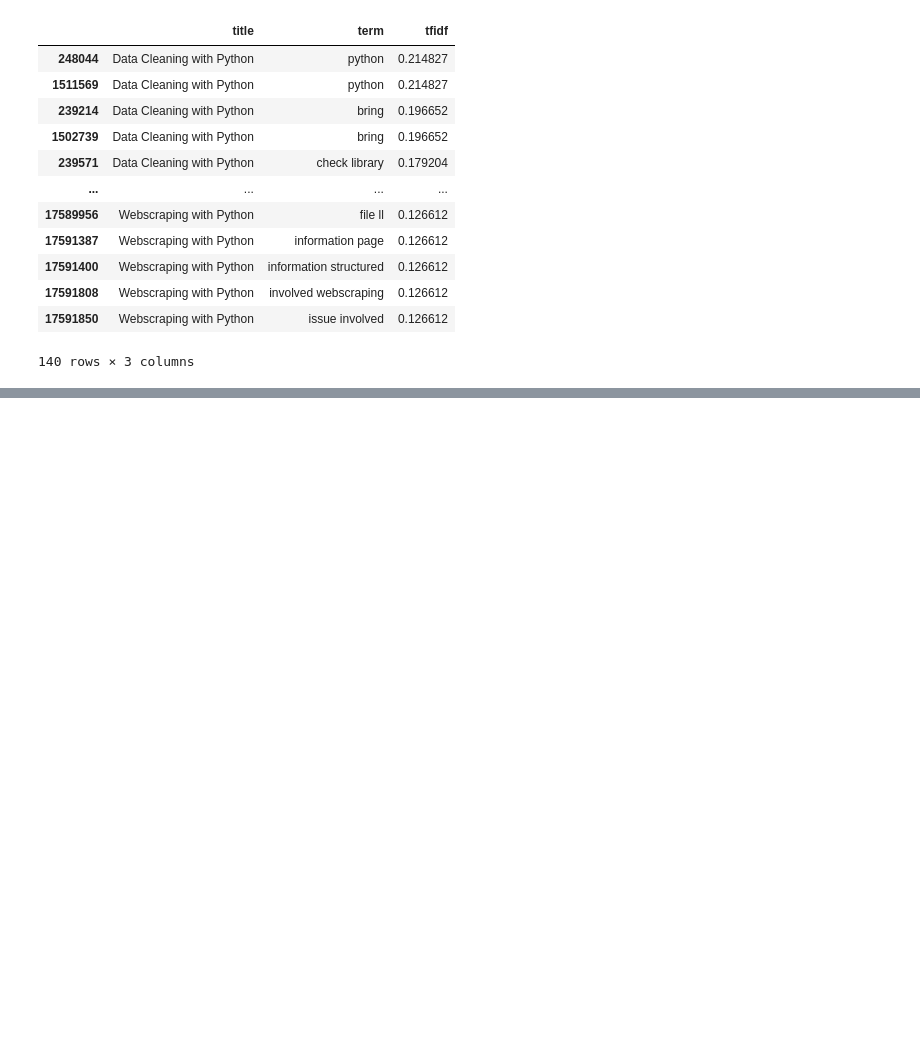
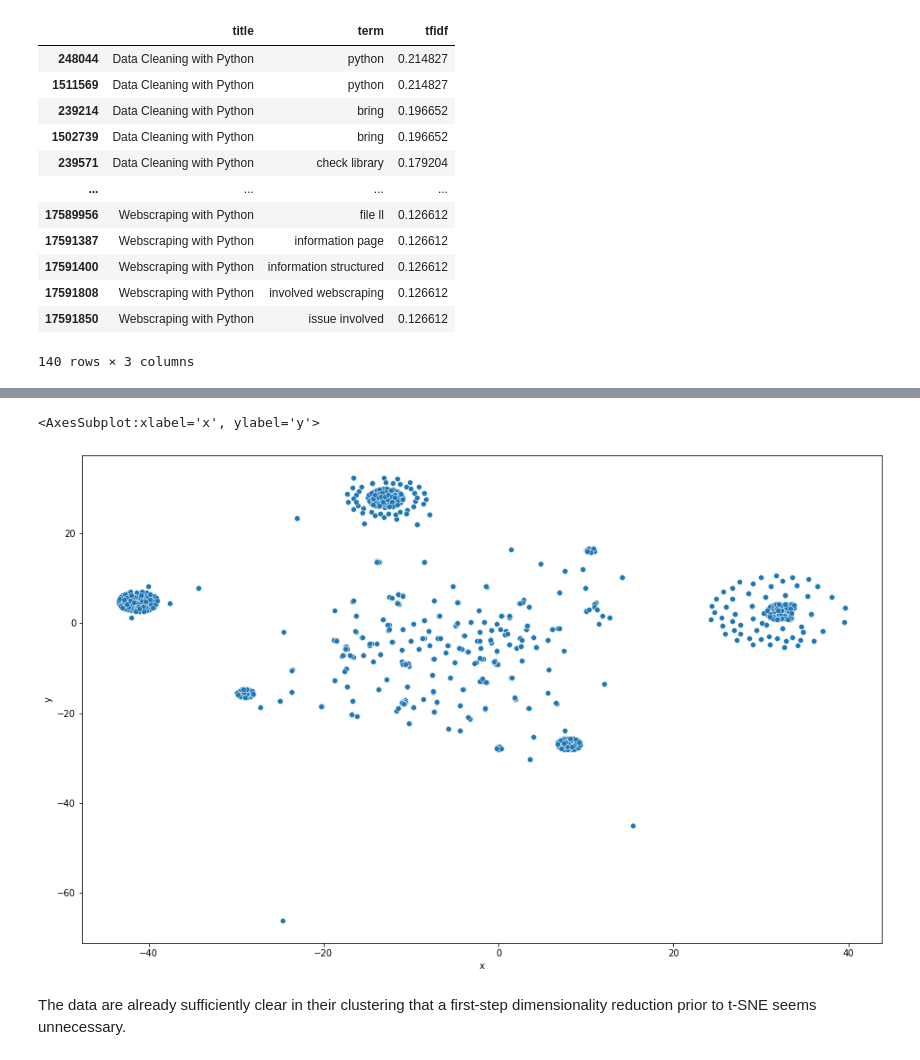
Before and after one commit to csbailey5t/nlp-ad, a Jupyter notebook: tfidf.ipynb, the cells around one changed output, grey strips where cells are left out. Saved outputs shown, nothing was run; the diff lists cells and outputs as text; code cells hidden in the pictures; blank space fills up the shorter version.

```diff
--- a/tfidf.ipynb
+++ b/tfidf.ipynb
@@ -212,0 +266,8 @@ top_tfidf[top_tfidf["title"].str.contains("Python")]
+# %%
+plt.figure(figsize=(16,10))
+sns.scatterplot(data=df_embed, x="x", y="y")
+# %% [output]
+<AxesSubplot:xlabel='x', ylabel='y'>
+[figure, added]
+# %% [markdown]
+The data are already sufficiently clear in their clustering that a first-step dimensionality reduction prior to t-SNE seems unnecessary.
```
Also changed, not shown: parts of 12 cells of this notebook, 2 other files.
